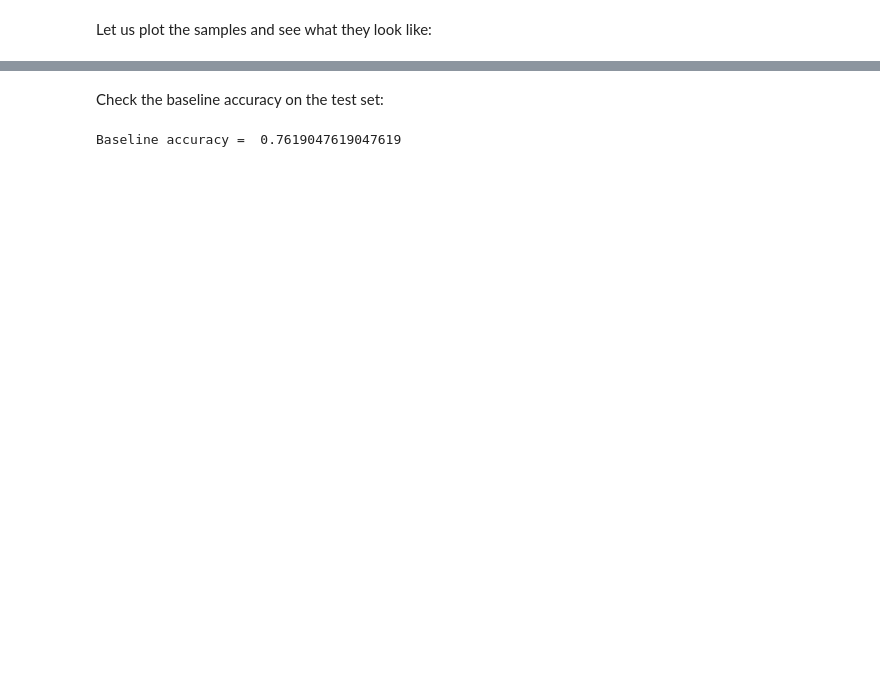
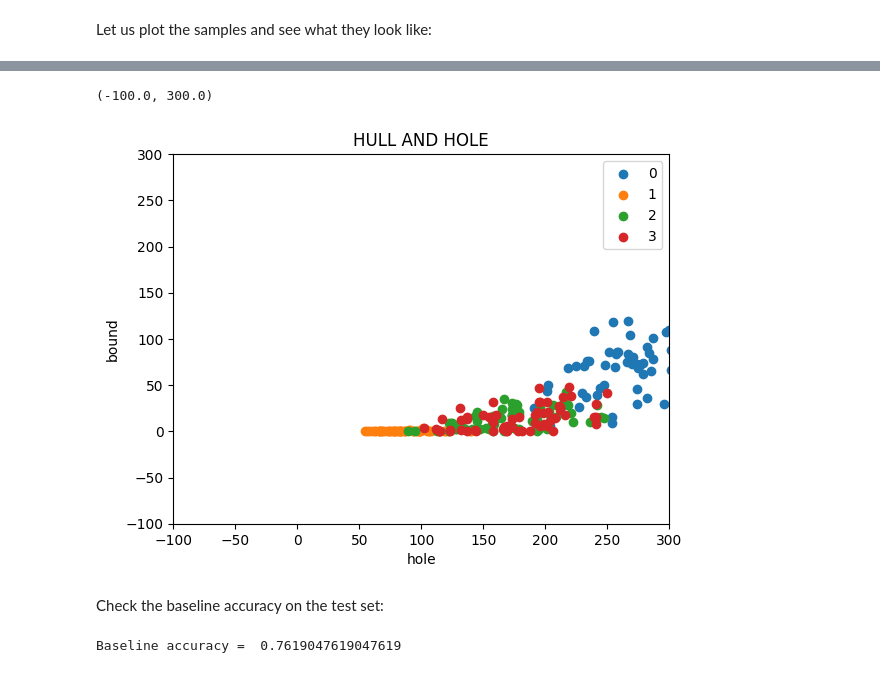
Before and after one commit to nanmaharaj/FMML_Project_and_Labs, a Jupyter notebook: Module_01_Lab_04_LinearAlgebra.ipynb, the cells around one changed output, grey strips where cells are left out. Cells and saved outputs as stored; diff of their text form; code cells hidden in the pictures; blank space fills up the shorter version.

```diff
--- a/Module_01_Lab_04_LinearAlgebra.ipynb
+++ b/Module_01_Lab_04_LinearAlgebra.ipynb
@@ -269,11 +269,16 @@ train_hole = np.array([getHolePixels(i).sum() for i in train_X])
 test_hole = np.array([getHolePixels(i).sum() for i in test_X])
 train_bound = np.array([getBoundaryPixels(i).sum() for i in train_X])
 test_bound = np.array([getBoundaryPixels(i).sum() for i in test_X])
-# train_hull = np.array([getHullPixels(i).sum() for i in train_X])
-# test_hull = np.array([getHullPixels(i).sum() for i in test_X])
-# train_sum = np.sum(train_X, (1,2))/(28*28)
-# test_sum = np.sum(test_X, (1,2))/(28*28)
+
+
+train_hull = np.array([getHullPixels(i).sum() for i in train_X])
+test_hull = np.array([getHullPixels(i).sum() for i in test_X])
+train_sum = np.sum(train_X, (1,2))/(28*28)
+test_sum = np.sum(test_X, (1,2))/(28*28)
 
 # create the train and test set by combining the appropriate features
 train_feats = np.vstack((train_hole,train_bound)).transpose()
 test_feats = np.vstack((test_hole, test_bound)).transpose()
+
+train_feats1 = np.vstack((train_hull,train_hole)).transpose()
+test_feats1 = np.vstack((test_hull, test_hole)).transpose()
@@ -295,3 +298,14 @@ ax.set_ylim(ylim)
+# %%
+# fix limits of x and y axis so that we can see what is going on
+xlim=[-100,300]
+ylim=[-100,300]
+fig, ax = plotData(train_feats1, train_y)
+plt.title('HULL AND HOLE')
+ax.set_xlim(xlim)
+ax.set_ylim(ylim)
+# %% [output]
+(-100.0, 300.0)
+[figure, added]
 # %% [markdown]
 Check the baseline accuracy on the test set:
 # %%
```
Also changed, not shown: parts of 13 cells of this notebook.
